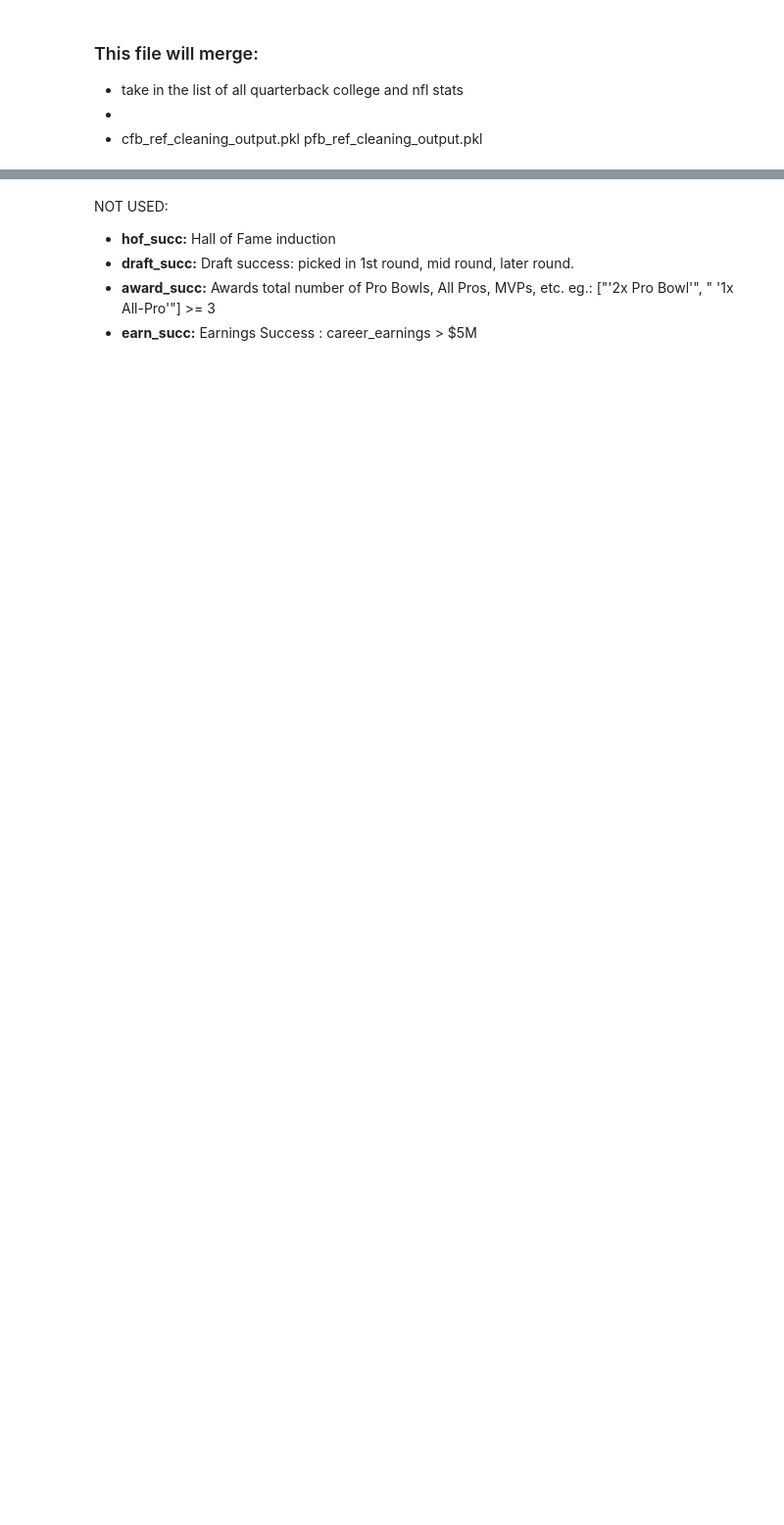
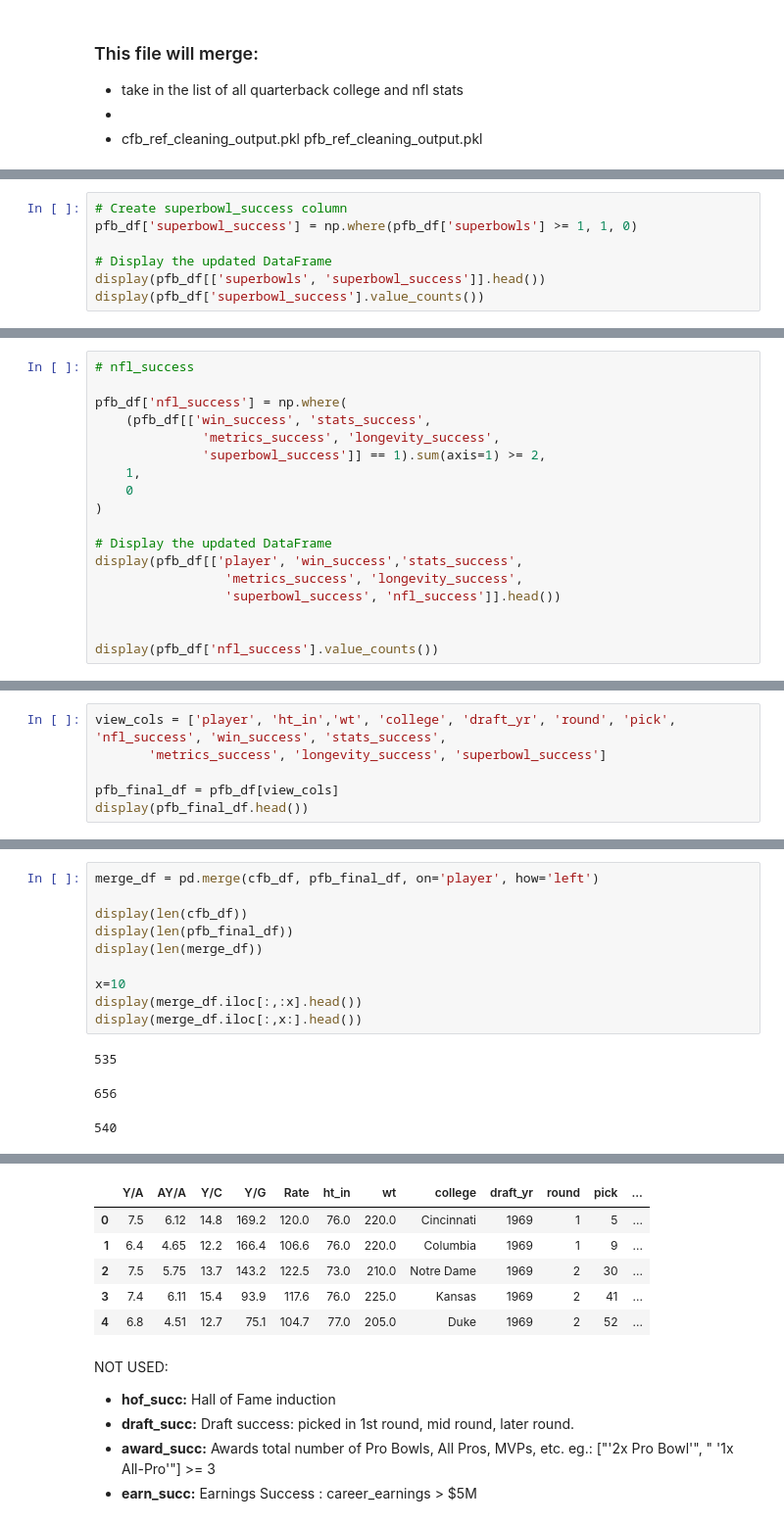
Before and after one commit to willablackmon/predicting_nfl_qb_success, a Jupyter notebook: cleaning_notebooks/merge_cfb_ref_pfb_ref.ipynb, the cells around one changed output, grey strips where cells are left out. Shown: that part at 98% size. Cells and saved outputs as stored; diff of their text form; blank space fills up the shorter version.

```diff
--- a/cleaning_notebooks/merge_cfb_ref_pfb_ref.ipynb
+++ b/cleaning_notebooks/merge_cfb_ref_pfb_ref.ipynb
@@ -204,0 +281,7 @@ display(cleaning_df[['player', 'draft_yr', 'games','yrs_play', 'team_names' , 't
+# %%
+# Create superbowl_success column
+pfb_df['superbowl_success'] = np.where(pfb_df['superbowls'] >= 1, 1, 0)
+
+# Display the updated DataFrame
+display(pfb_df[['superbowls', 'superbowl_success']].head())
+display(pfb_df['superbowl_success'].value_counts())
@@ -204,0 +310,18 @@ display(cleaning_df[['player', 'draft_yr', 'games','yrs_play', 'team_names' , 't
+# %%
+# nfl_success
+
+pfb_df['nfl_success'] = np.where(
+    (pfb_df[['win_success', 'stats_success',
+              'metrics_success', 'longevity_success',
+              'superbowl_success']] == 1).sum(axis=1) >= 2,
+    1,
+    0
+)
+
+# Display the updated DataFrame
+display(pfb_df[['player', 'win_success','stats_success',
+                 'metrics_success', 'longevity_success',
+                 'superbowl_success', 'nfl_success']].head())
+
+
+display(pfb_df['nfl_success'].value_counts())
@@ -204,0 +339,6 @@ display(cleaning_df[['player', 'draft_yr', 'games','yrs_play', 'team_names' , 't
+# %%
+view_cols = ['player', 'ht_in','wt', 'college', 'draft_yr', 'round', 'pick', 'nfl_success', 'win_success', 'stats_success',
+       'metrics_success', 'longevity_success', 'superbowl_success']
+
+pfb_final_df = pfb_df[view_cols]
+display(pfb_final_df.head())
@@ -204,0 +352,14 @@ display(cleaning_df[['player', 'draft_yr', 'games','yrs_play', 'team_names' , 't
+# %%
+merge_df = pd.merge(cfb_df, pfb_final_df, on='player', how='left')
+
+display(len(cfb_df))
+display(len(pfb_final_df))
+display(len(merge_df))
+
+x=10
+display(merge_df.iloc[:,:x].head())
+display(merge_df.iloc[:,x:].head())
+# %% [output]
+535
+656
+540
@@ -205,3 +372,9 @@ display(cleaning_df[['player', 'draft_yr', 'games','yrs_play', 'team_names' , 't
+|  | Y/A | AY/A | Y/C | Y/G | Rate | ht_in | wt | college | draft_yr | round | pick | ... |
+| 0 | 7.5 | 6.12 | 14.8 | 169.2 | 120.0 | 76.0 | 220.0 | Cincinnati | 1969 | 1 | 5 | ... |
+| 1 | 6.4 | 4.65 | 12.2 | 166.4 | 106.6 | 76.0 | 220.0 | Columbia | 1969 | 1 | 9 | ... |
+| 2 | 7.5 | 5.75 | 13.7 | 143.2 | 122.5 | 73.0 | 210.0 | Notre Dame | 1969 | 2 | 30 | ... |
+| 3 | 7.4 | 6.11 | 15.4 | 93.9 | 117.6 | 76.0 | 225.0 | Kansas | 1969 | 2 | 41 | ... |
+| 4 | 6.8 | 4.51 | 12.7 | 75.1 | 104.7 | 77.0 | 205.0 | Duke | 1969 | 2 | 52 | ... |
 # %% [markdown]
 NOT USED:
 * **hof_succ:** Hall of Fame induction
```
Also changed, not shown: parts of 25 cells of this notebook, 3 other files.
